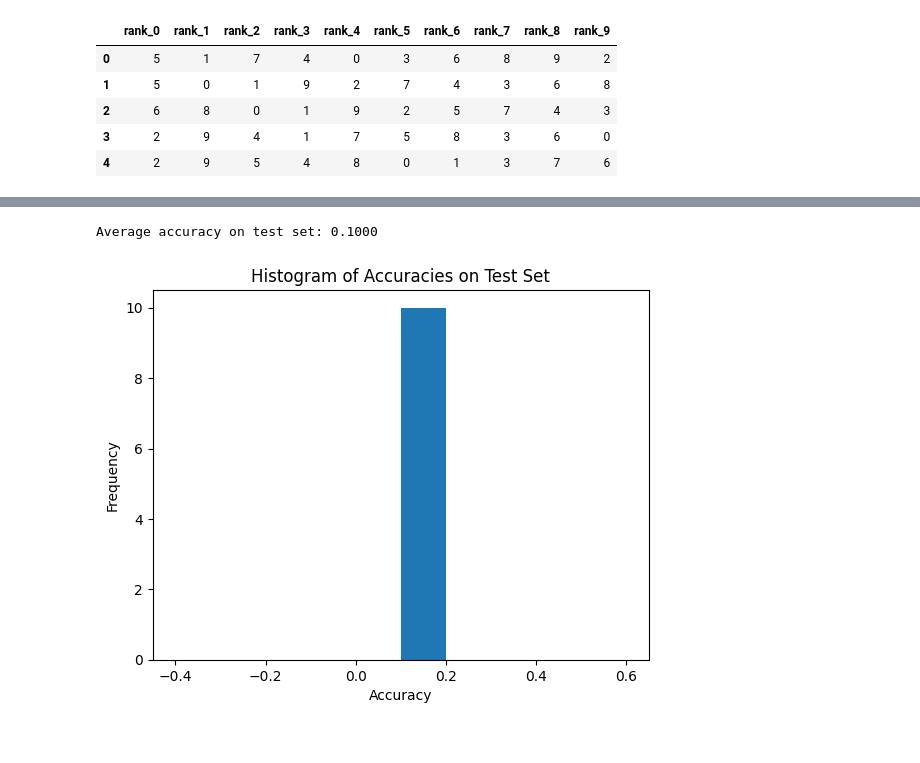
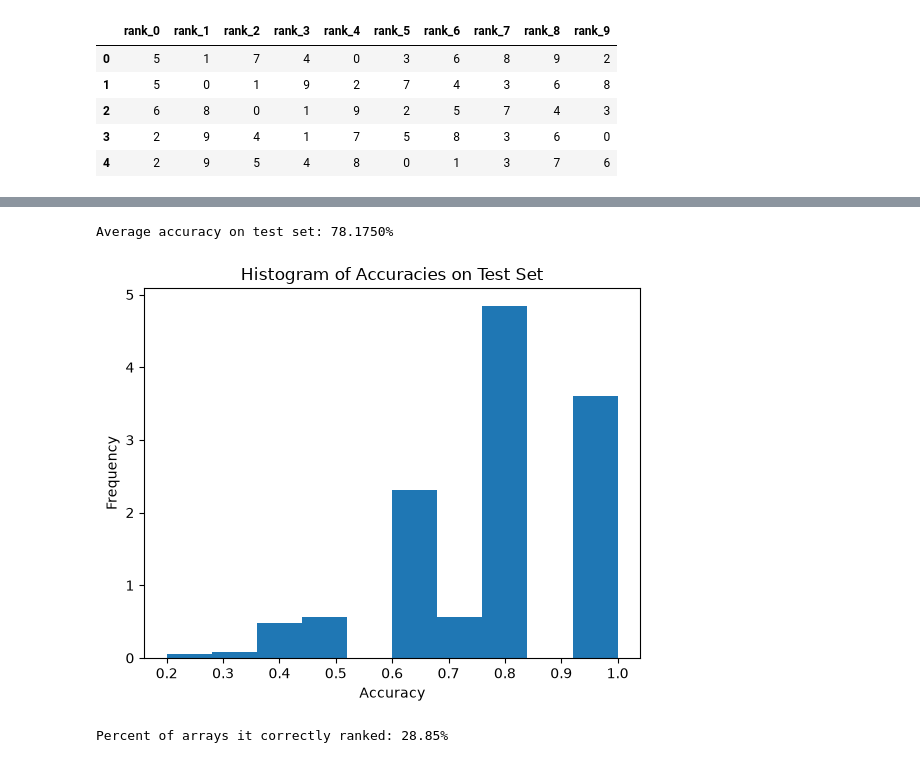
Before and after one commit to Epoch-2026-2027/Learning_Phase, a Jupyter notebook: task1/subtask1/transformer.ipynb, the cells around one changed output, grey strips where cells are left out. Drawn from its saved outputs; the diff is of its cells as text; code cells hidden in the pictures.

```diff
--- a/task1/subtask1/transformer.ipynb
+++ b/task1/subtask1/transformer.ipynb
@@ -98,13 +86,13 @@ class PositionalEncoding(nn.Module):
 
         # Initialize a matrix of zeros for the positional encodings
         pe = torch.zeros(max_len, d_model)
-
         # Apply sine to even indices and cosine to odd indices
         pe[:, 0::2] = torch.sin(position * div_term)
-        pe[:, 1::2] = torch.cos(position * div_term)
+        pe[:, 1::2] = torch.cos(position * div_term)[:, :pe[:, 1::2].shape[1]]  # Handle odd d_model case
 
+        # self.pe = pe  # We don't have to add a batch dimension here because it will be broadcasted when added to the input embeddings
         # Register as a buffer so it's saved with the model state but not updated by gradients
-        self.register_buffer("pe", pe.unsqueeze(0))
+        self.register_buffer("pe", pe)
 
     def forward(self, x: torch.Tensor) -> torch.Tensor:
         """
@@ -112,6 +100,6 @@ class PositionalEncoding(nn.Module):
             x: Tensor, shape [batch_size, seq_len, d_model]
         """
         # Add the positional encodings to the input embeddings
-        return x + self.pe[:, :x.size(1), :]
+        return x + getattr(self, "pe")[:x.size(1), :]
 # %%
 class MultiHeadAttention(nn.Module):
@@ -150,9 +129,10 @@ class MultiHeadAttention(nn.Module):
 # %%
 class Model(nn.Module):
-    def __init__(self, input_dim, output_dim, seq_len = 10, d_model=128, nhead=8, dim_feedforward=128, dropout=0.1):
+    def __init__(self, input_dim, output_dim, seq_len = 10, d_model=128, nhead=4, dim_feedforward=128):
         super(Model, self).__init__()
-        self.embedding = nn.Linear(input_dim, d_model)
-        self.positional_encoding = PositionalEncoding(d_model)
+        # self.normalizer = nn.LayerNorm((seq_len, input_dim))  # Normalize the input across seq len
+        self.embedding = nn.Linear(input_dim, d_model)  # Create an embedding layer to project the input to d_model dimensions
+        self.positional_encoding = PositionalEncoding(d_model)  # Add positional encoding to the input embeddings
         self.attention = MultiHeadAttention(d_model, nhead, hidden_size=d_model // nhead)
         self.norm1 = nn.LayerNorm(d_model)
         self.ffn = nn.Sequential(
@@ -163,21 +143,23 @@ class Model(nn.Module):
         self.norm2 = nn.LayerNorm(d_model)
         self.flatten = nn.Flatten() # we want to flatten the output of the attention mechanism to get a single vector for each sequence
         self.mlp = nn.Sequential(
-            nn.Linear(d_model, dim_feedforward),
+            nn.Linear(d_model * seq_len, dim_feedforward),
             nn.ReLU(),
-            nn.Dropout(dropout),
             nn.Linear(dim_feedforward, dim_feedforward),
+            nn.ReLU(),
             nn.Linear(dim_feedforward, output_dim)
         )
 
     def forward(self, x):
         # x shape: [batch_size, seq_len, input_dim]
+        # x = self.normalizer(x)
         x = self.embedding(x)  # shape: [batch_size, seq_len, d_model]
         x = self.positional_encoding(x) # shape: [batch_size, seq_len, d_model]
         x = self.norm1(x + self.attention(x)) # shape: [batch_size, seq_len, d_model]
         x = self.norm2(x + self.ffn(x)) # shape: [batch_size, seq_len, d_model]
-        # We now have seq_len embeddings of size d_model for each token in the sequence. We can then apply a fully connected layer to each embedding to get predicted ranks
-        x = self.mlp(x) # shape: [batch_size, seq_len, output_dim]
+        # We now have seq_len embeddings of size d_model for each token in the sequence. We can flatten this to get a single vector of size seq_len * d_model for each sequence, and then pass it through the MLP to get the final output.
+        x = self.flatten(x) # shape: [batch_size, seq_len * d_model]
+        x = self.mlp(x) # shape: [batch_size, output_dim]
         return x
 
 model = Model(input_dim=1, output_dim=10).to(DEVICE)
@@ -249,13 +230,13 @@ Validation Loss: 2.3026
 # Test the model on the test set
 model.eval()
 test_loss = 0
-criterion = torch.nn.CrossEntropyLoss()
+criterion = torch.nn.MSELoss()
 with torch.no_grad():
     for X_batch, y_batch in test_dataloader:
         X_batch = X_batch.unsqueeze(-1).to(DEVICE)
         y_batch = y_batch.to(DEVICE)
         outputs = model(X_batch)
-        loss = criterion(outputs.permute(0, 2, 1), y_batch.long())
+        loss = criterion(outputs, y_batch)
         test_loss += loss.item()
 test_loss /= len(test_dataloader)
 print(f"Test Loss: {test_loss:.4f}")
@@ -264,17 +245,21 @@ Test Loss: 2.3026
 # %%
 accuracies = []
 for X_batch, y_batch in test_dataloader:
-    output_logits = model(X_batch.unsqueeze(-1).to(DEVICE))
-    predictions = torch.argmax(output_logits.permute(0, 2, 1), dim=1)  # Get the predicted ranks by taking the argmax along the output dimension
-    accuracies.extend((predictions.cpu() == y_batch.cpu()).float().mean(dim=1).tolist())
+    predictions = torch.argsort(torch.argsort(model(X_batch.unsqueeze(-1).to(DEVICE)).cpu(), dim=1), dim=1)
+    y_batch = y_batch.cpu()  # The last 10 columns represent the target ranking
+    accuracies.extend((predictions == y_batch).float().mean(dim=1).tolist())
 
 # Plot histogram of accuracies:
-print(f"Average accuracy on test set: {sum(accuracies) / len(accuracies):.4f}")
+print(f"Average accuracy on test set: {sum(accuracies) / len(accuracies) * 100:.4f}%")
 plt.hist(accuracies, bins=10, density=True)
 plt.xlabel('Accuracy')
 plt.ylabel('Frequency')
 plt.title('Histogram of Accuracies on Test Set')
 plt.show()
 # %% [output]
-Average accuracy on test set: 0.1000
+Average accuracy on test set: 78.1750%
-[figure, old version]
+[figure, new version]
+# %%
+print(f"Percent of arrays it correctly ranked: {sum([1 for acc in accuracies if acc == 1]) / len(accuracies) * 100:.2f}%")
+# %% [output]
+Percent of arrays it correctly ranked: 28.85%
```
Also changed, not shown: parts of 6 cells of this notebook, 1 other file.
